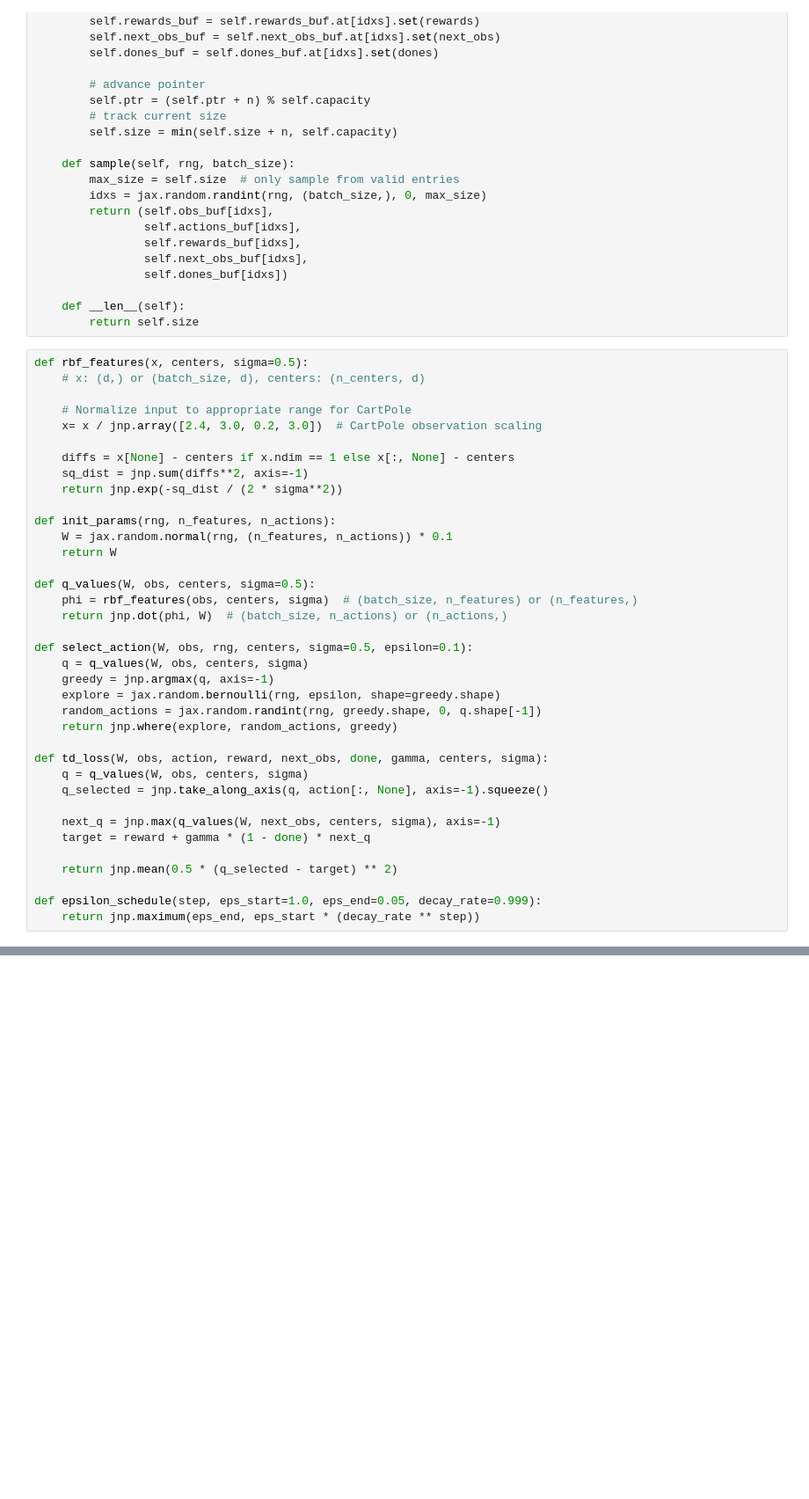
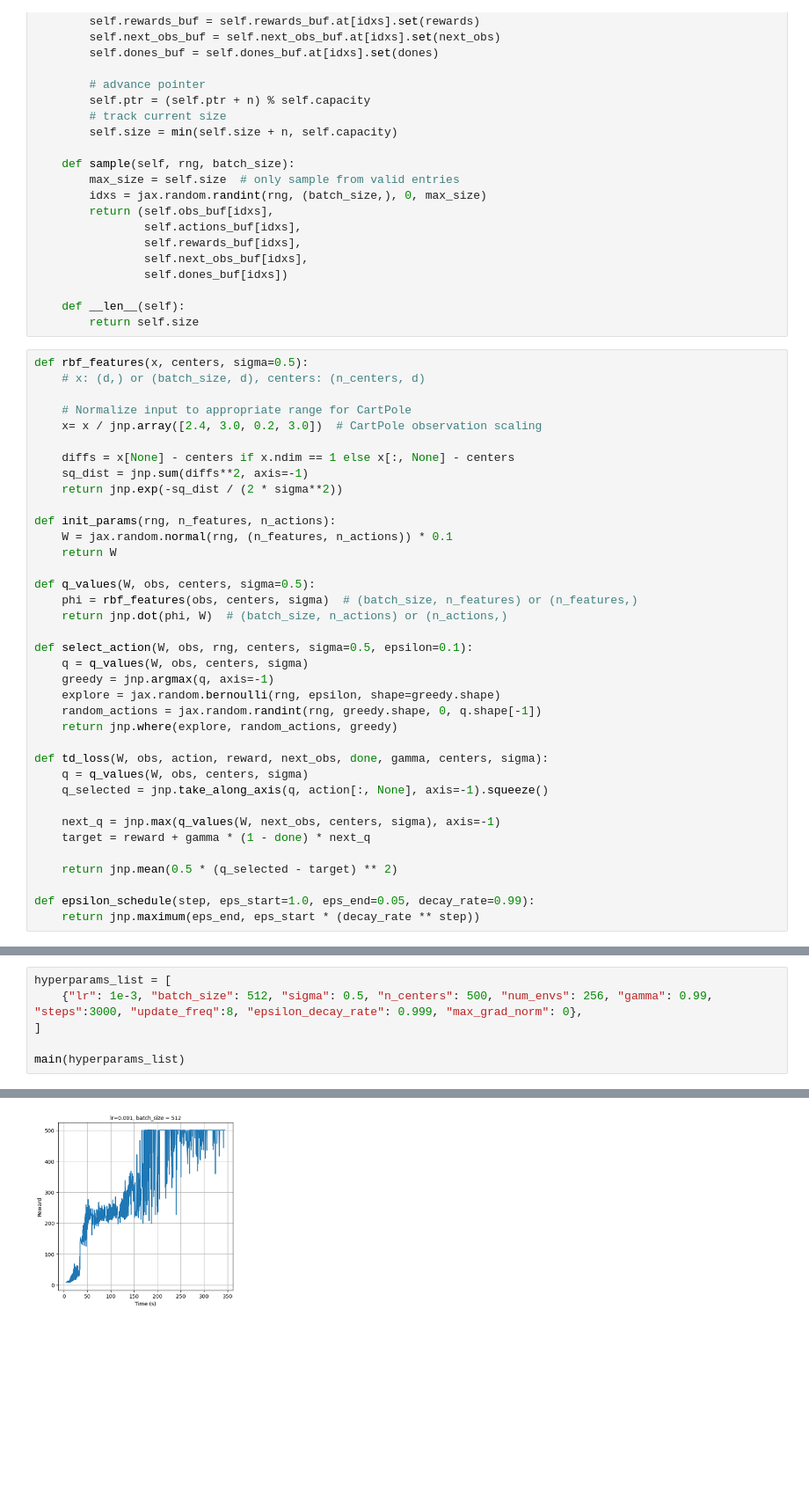
Before and after one commit to vitchun/DSA4288, a Jupyter notebook: RL basics/Hyperparameter tuning.ipynb, the cells around one changed output, grey strips where cells are left out. Shown at 88% size. Cells and saved outputs as stored; diff of their text form; blank space fills up the shorter version.

```diff
--- a/RL basics/Hyperparameter tuning.ipynb
+++ b/RL basics/Hyperparameter tuning.ipynb
@@ -93,6 +101,6 @@ def td_loss(W, obs, action, reward, next_obs, done, gamma, centers, sigma):
 
     return jnp.mean(0.5 * (q_selected - target) ** 2)
 
-def epsilon_schedule(step, eps_start=1.0, eps_end=0.05, decay_rate=0.999):
+def epsilon_schedule(step, eps_start=1.0, eps_end=0.05, decay_rate=0.99):
     return jnp.maximum(eps_end, eps_start * (decay_rate ** step))
 # %%
@@ -396,0 +268,7 @@ XlaRuntimeError: RESOURCE_EXHAUSTED: Out of memory while trying to allocate 3200
+# %%
+hyperparams_list = [
+    {"lr": 1e-3, "batch_size": 512, "sigma": 0.5, "n_centers": 500, "num_envs": 256, "gamma": 0.99, "steps":3000, "update_freq":8, "epsilon_decay_rate": 0.999, "max_grad_norm": 0},
+]
+
+main(hyperparams_list)
+# %% [output]
@@ -396,0 +276 @@ XlaRuntimeError: RESOURCE_EXHAUSTED: Out of memory while trying to allocate 3200
+[figure, added]
```
Also changed, not shown: parts of 17 cells of this notebook.
